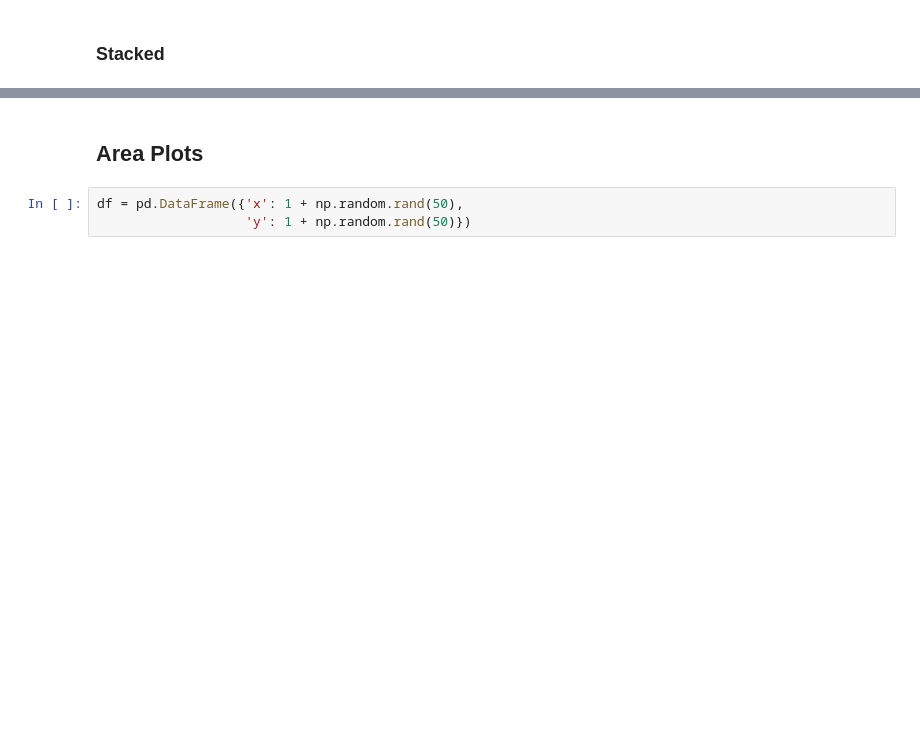
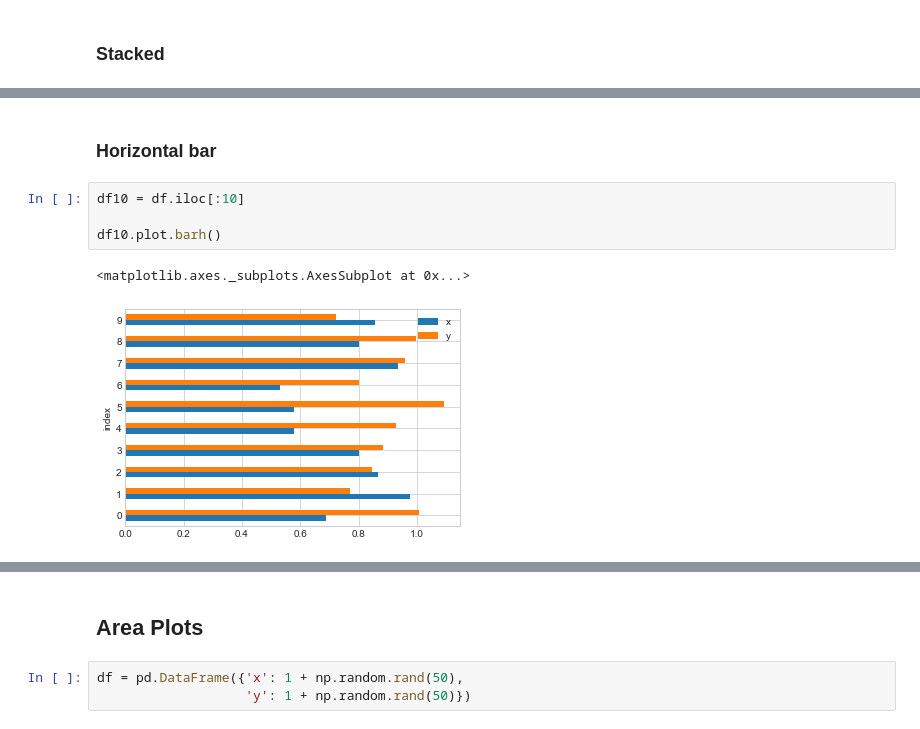
Before and after one commit to altair-viz/pdvega, a Jupyter notebook: notebooks/pdvega_example.ipynb, the cells around one changed output, grey strips where cells are left out. Saved outputs shown, nothing was run; the diff lists cells and outputs as text; blank space fills up the shorter version.

Commit message:
ENH: add barh support

```diff
--- a/notebooks/pdvega_example.ipynb
+++ b/notebooks/pdvega_example.ipynb
@@ -97,0 +98,9 @@ df.vgplot.bar(stacked=True)
+# %% [markdown]
+### Horizontal bar
+# %%
+df10 = df.iloc[:10]
+
+df10.plot.barh()
+# %% [output]
+<matplotlib.axes._subplots.AxesSubplot at 0x...>
+[figure, added]
```
Also changed, not shown: parts of 14 cells of this notebook, 2 other files.
